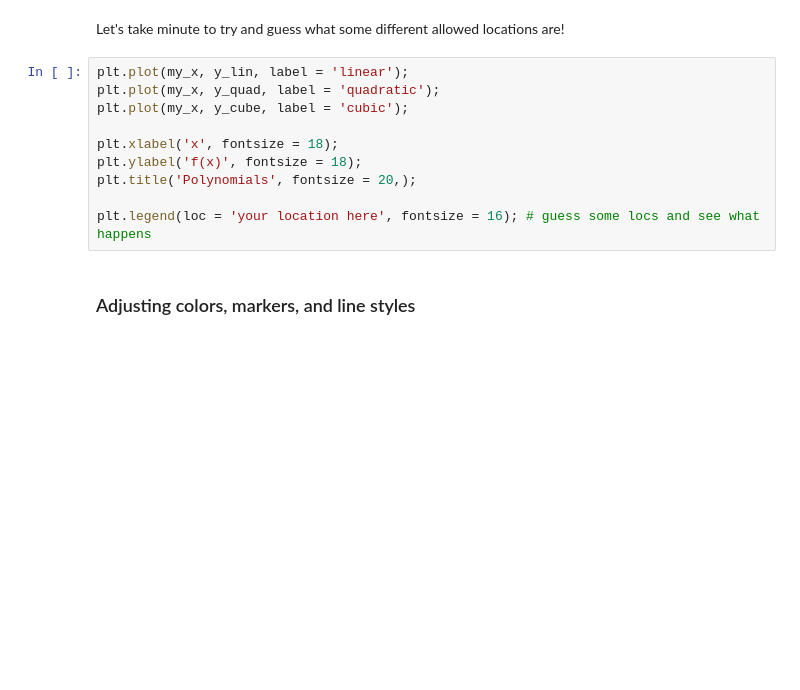
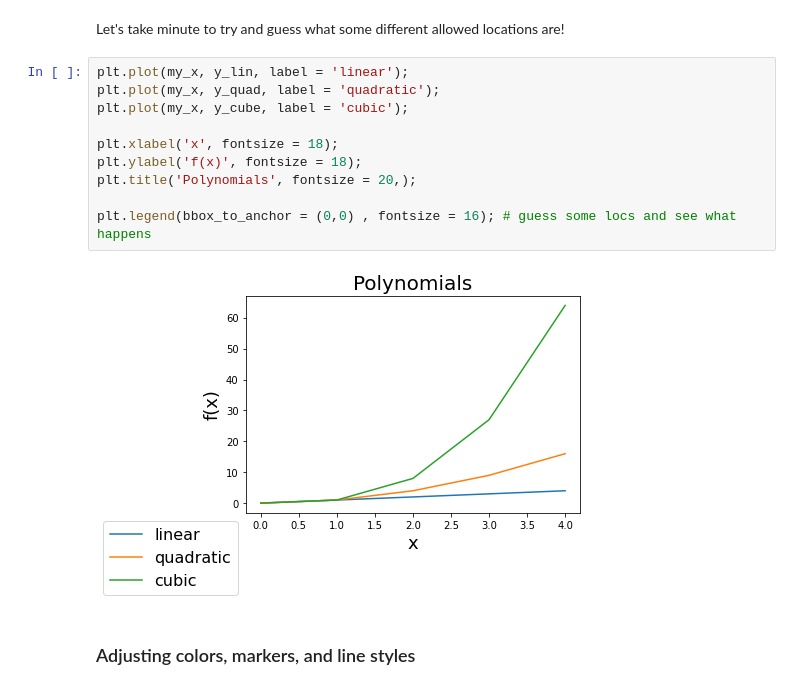
Before and after one commit to kzapalac/PythonTutorials, a Jupyter notebook: tutorial_ex_15/tutorial015-1.ipynb, the cells around one changed output. Saved outputs shown, nothing was run; the diff lists cells and outputs as text; blank space fills up the shorter version.

```diff
--- a/tutorial_ex_15/tutorial015-1.ipynb
+++ b/tutorial_ex_15/tutorial015-1.ipynb
@@ -155,13 +177,15 @@ Let's take minute to try and guess what some different allowed locations are!
 # %%
 plt.plot(my_x, y_lin, label = 'linear');
 plt.plot(my_x, y_quad, label = 'quadratic');
 plt.plot(my_x, y_cube, label = 'cubic');
 
 plt.xlabel('x', fontsize = 18);
 plt.ylabel('f(x)', fontsize = 18);
 plt.title('Polynomials', fontsize = 20,);
 
-plt.legend(loc = 'your location here', fontsize = 16); # guess some locs and see what happens
+plt.legend(bbox_to_anchor = (0,0) , fontsize = 16); # guess some locs and see what happens
+# %% [output]
+[figure, added]
 # %% [markdown]
 ### Adjusting colors, markers, and line styles
 # %% [markdown]
```
Also changed, not shown: parts of 26 cells of this notebook.
